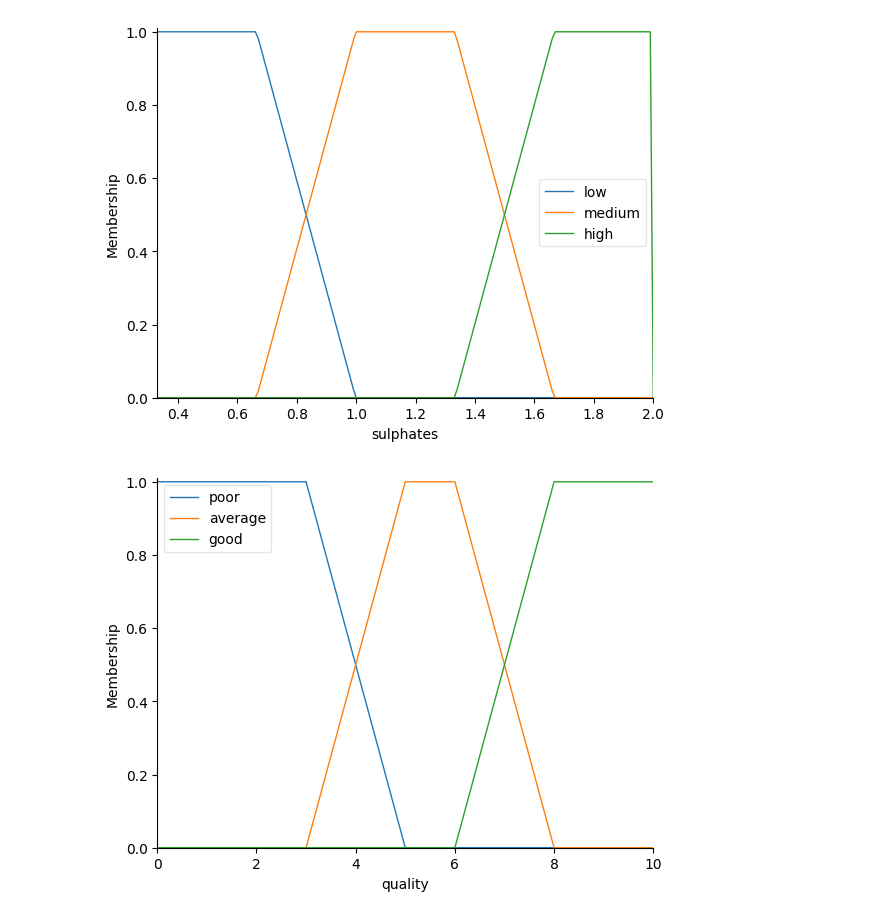
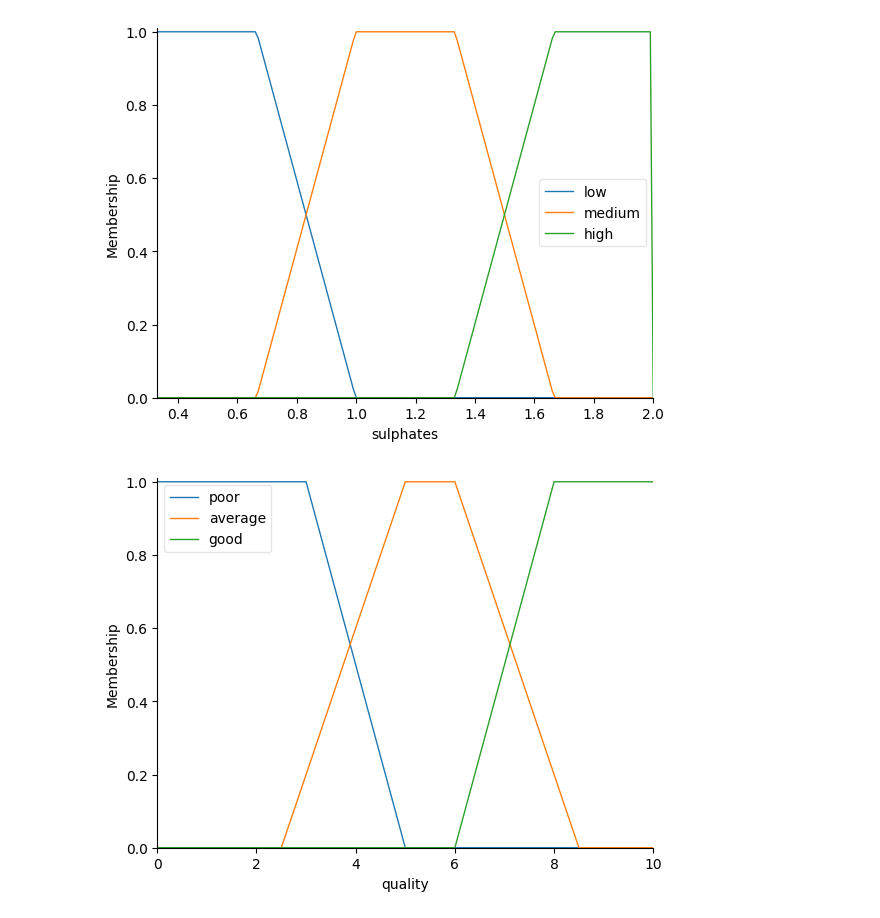
Before and after one commit to lisciu24/MIO-fuzzy-logic, a Jupyter notebook: MIO_project.ipynb, the cells around one changed output. Cells and saved outputs as stored; diff of their text form; code cells hidden in the pictures.

```diff
--- a/MIO_project.ipynb
+++ b/MIO_project.ipynb
@@ -200,10 +200,10 @@ sulphates.view()
 # %%
 quality = ctrl.Consequent(np.arange(0, 10.1, 0.1), 'quality')
 
 quality['poor'] = fuzz.trapmf(quality.universe, [0, 0, 3, 5])
-quality['average'] = fuzz.trapmf(quality.universe, [3, 5, 6, 8])
+quality['average'] = fuzz.trapmf(quality.universe, [2.5, 5, 6, 8.5])
 quality['good'] = fuzz.trapmf(quality.universe, [6, 8, 10, 10])
 
 quality.view()
 # %% [output]
-[figure, old version]
+[figure, new version]
```
Also changed, not shown: parts of 2 cells of this notebook.
